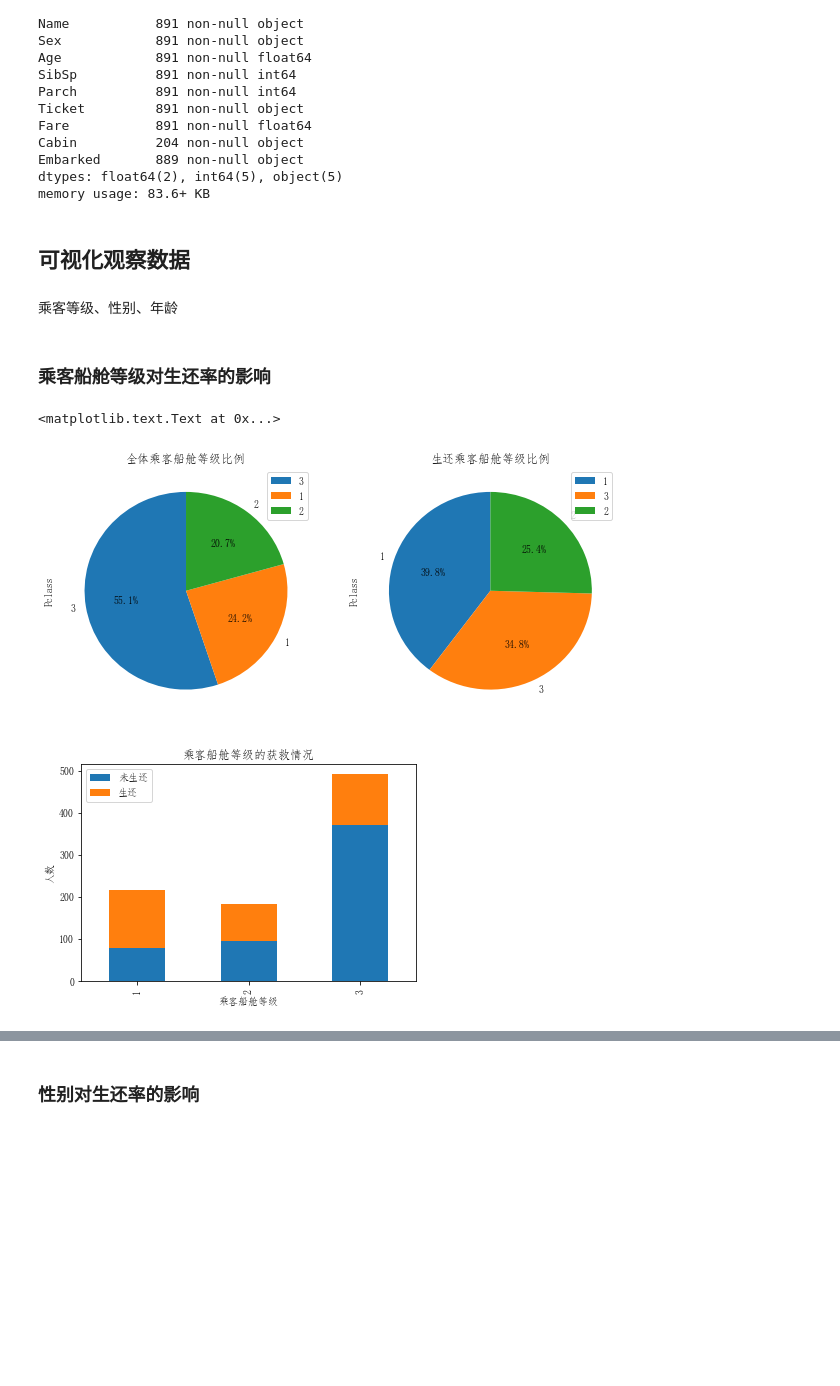
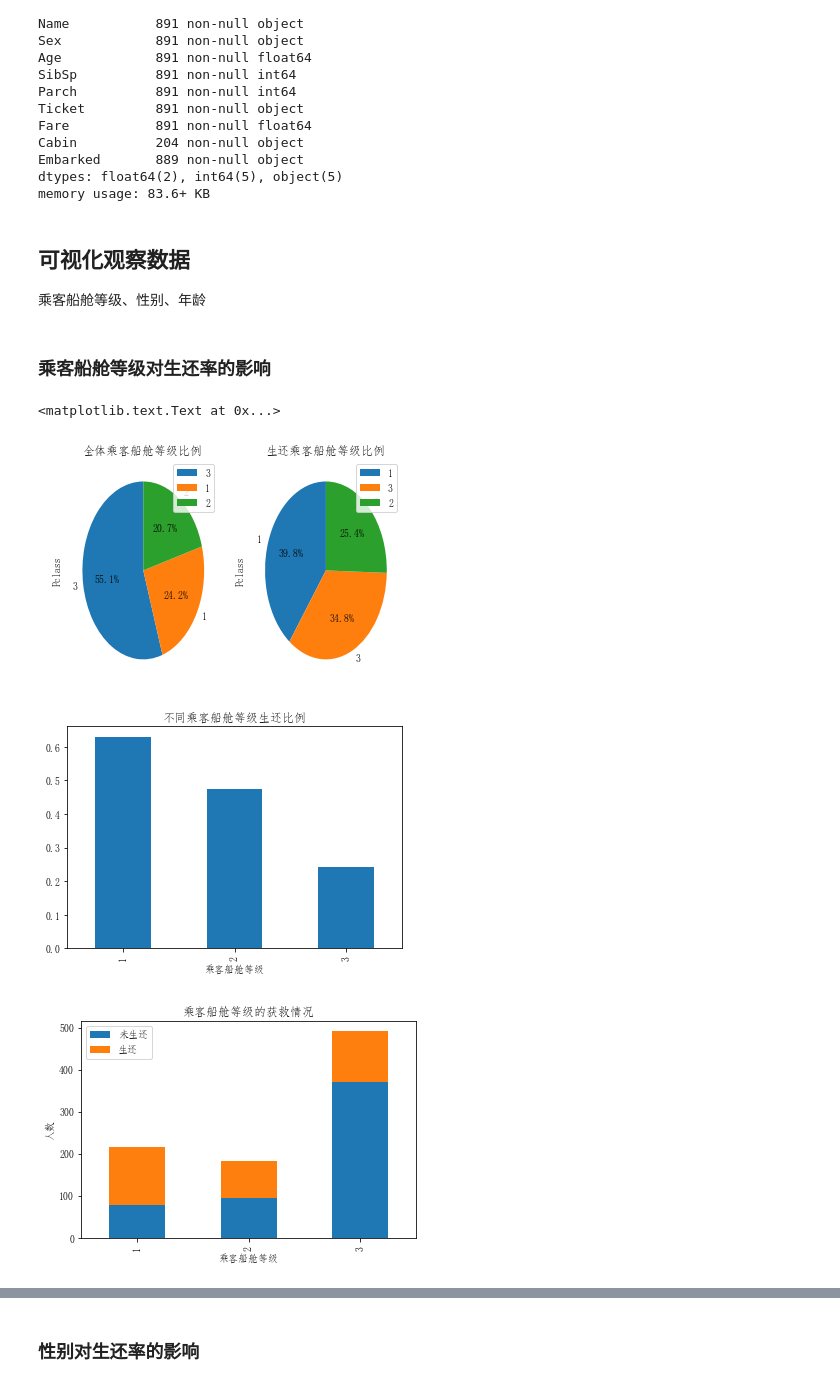
Before and after one commit to duochirou/p2_titanic, a Jupyter notebook: titanic.ipynb, the cells around one changed output, grey strips where cells are left out. Cells and saved outputs as stored; diff of their text form; code cells hidden in the pictures; blank space fills up the shorter version.

```diff
--- a/titanic.ipynb
+++ b/titanic.ipynb
@@ -113,5 +123,4 @@ dtypes: float64(2), int64(5), object(5)
 memory usage: 83.6+ KB
 # %% [markdown]
 ## 可视化观察数据
+乘客船舱等级、性别、年龄
-# %% [markdown]
-乘客等级、性别、年龄
@@ -124,22 +149,26 @@ Survived_0 = titanic_df[titanic_df.Survived==0]
 ### 乘客船舱等级对生还率的影响
 # %%
-plt.figure(figsize=(10,10))
+plt.figure(figsize=(6,9))
 # 全体乘客船舱等级比例
 plt.subplot2grid((2,2),(0,0))
-titanic_df.Pclass.value_counts().plot.pie(title=u'全体乘客船舱等级比例', \
+titanic_df.Pclass.value_counts().plot(kind='pie',title=u'全体乘客船舱等级比例', \
                                        autopct='%1.1f%%', startangle = 90, legend=True)
 
 # 生还乘客船舱等级比例
 plt.subplot2grid((2,2),(0,1))
-Survived_1.Pclass.value_counts().plot.pie(title=u'生还乘客船舱等级比例', \
+Survived_1.Pclass.value_counts().plot(kind='pie',title=u'生还乘客船舱等级比例', \
                                         autopct='%1.1f%%', startangle = 90, legend=True)
-# 不同乘客船舱等级生还率
+# 不同乘客船舱等级生还比例
+plt.subplot2grid((2,2),(1,0),colspan=2)
+titanic_df.groupby('Pclass')['Survived'].mean().plot(kind='bar',title=u"不同乘客船舱等级生还比例")
+plt.xlabel(u"乘客船舱等级")
+
+# 不同乘客船舱等级生还情况
 df=pd.DataFrame({u'生还':Survived_1.Pclass.value_counts(), u'未生还':Survived_0.Pclass.value_counts()})
-df.plot(kind='bar', stacked=True)
-plt.title(u"乘客船舱等级的获救情况")
+df.plot(kind='bar', stacked=True, title=u"乘客船舱等级的获救情况")
 plt.xlabel(u"乘客船舱等级")
 plt.ylabel(u"人数")
 # %% [output]
 <matplotlib.text.Text at 0x...>
-[figure, old version]
+[figure, new version]
 [figure]
```
Also changed, not shown: parts of 19 cells of this notebook.
